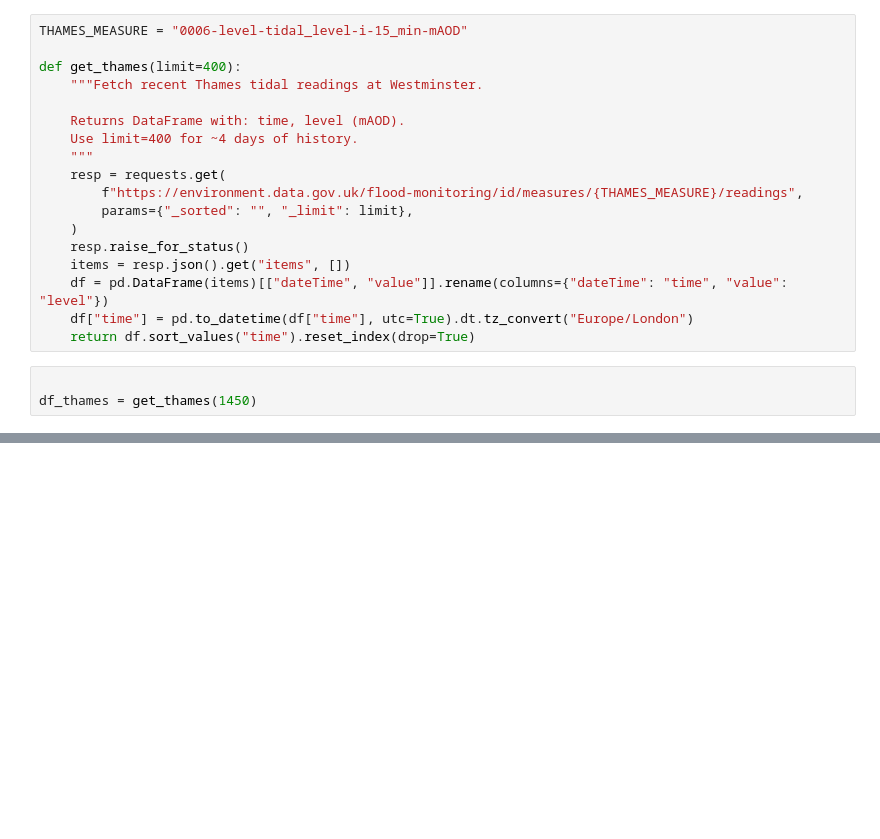
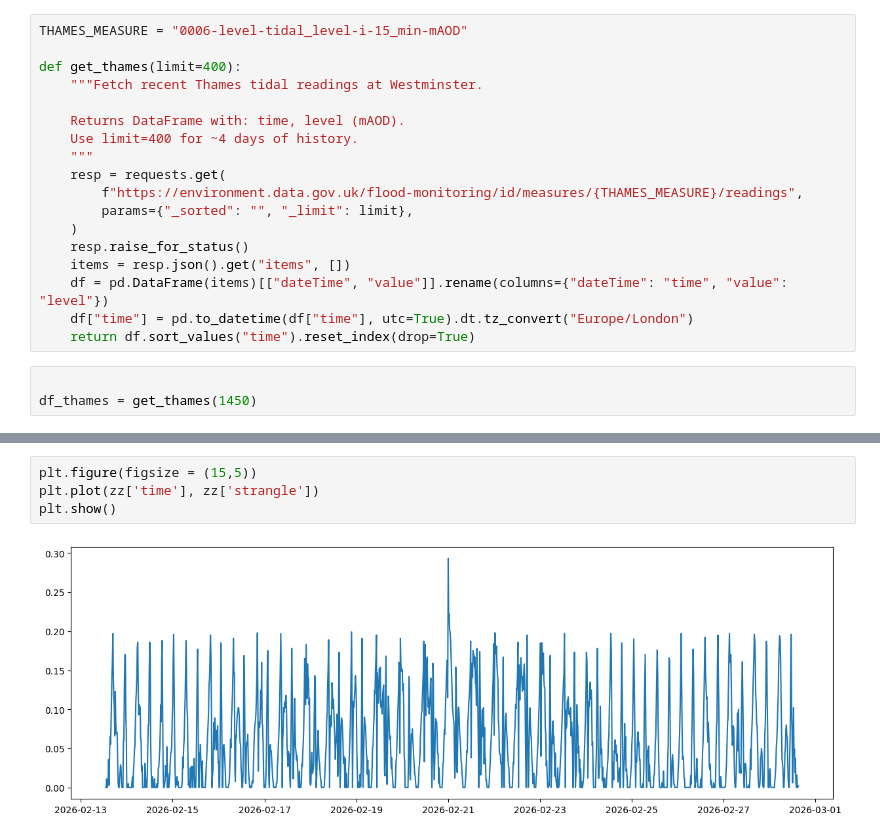
Before and after one commit to tomandrew1/ICAlgothon26, a Jupyter notebook: water.ipynb, the cells around one changed output, grey strips where cells are left out. Saved outputs shown, nothing was run; the diff lists cells and outputs as text; blank space fills up the shorter version.

```diff
--- a/water.ipynb
+++ b/water.ipynb
@@ -165,0 +337,6 @@ zz
+# %%
+plt.figure(figsize = (15,5))
+plt.plot(zz['time'], zz['strangle'])
+plt.show()
+# %% [output]
+[figure, added]
```
Also changed, not shown: parts of 17 cells of this notebook, 9 other files.
